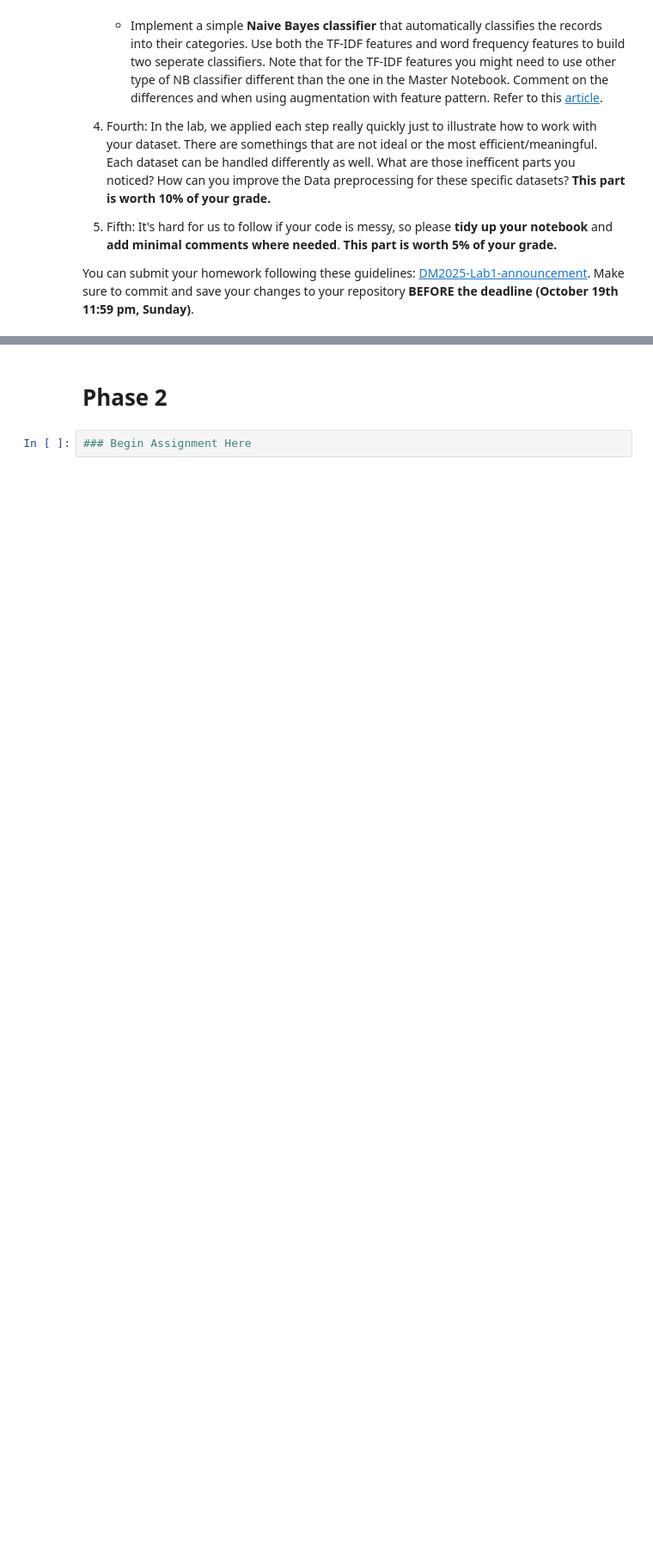
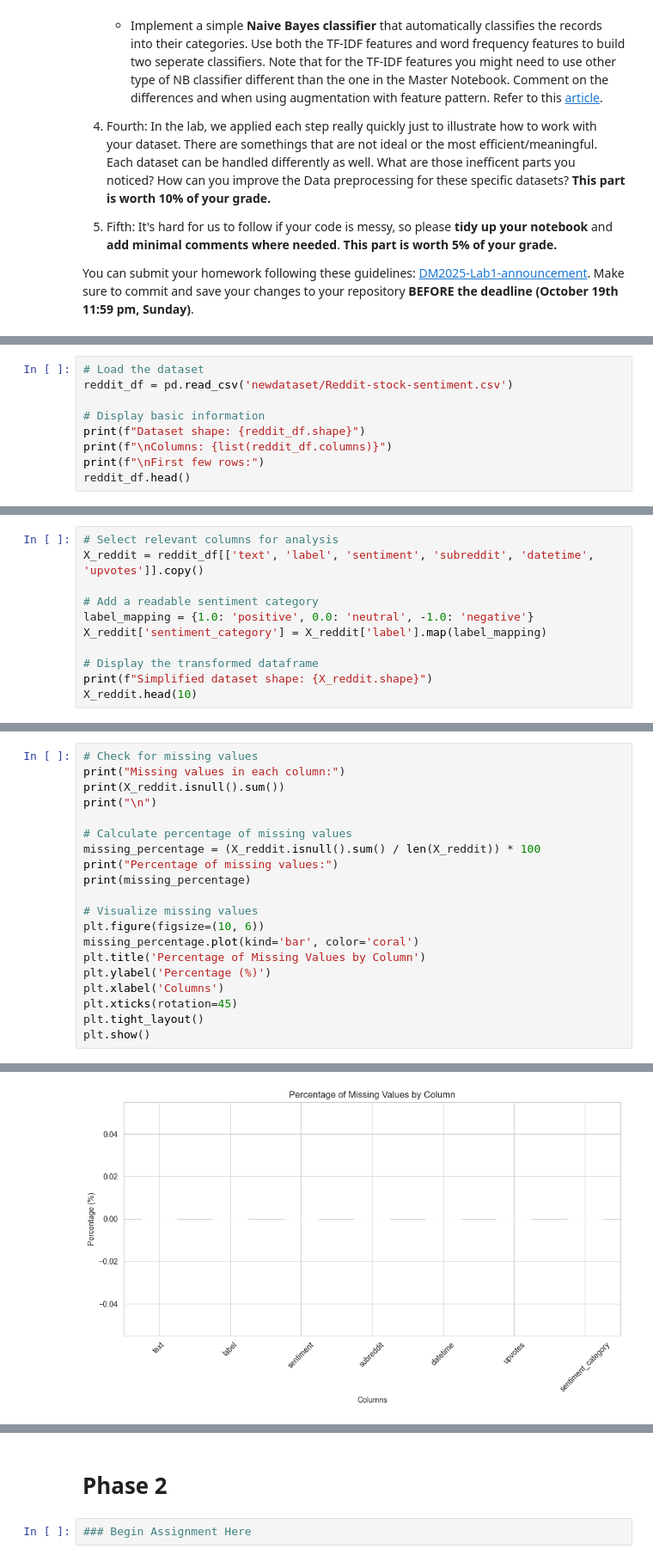
Before and after one commit to ArnoldChen0601/DM2025-Lab1-Exercise, a Jupyter notebook: DM2025-Lab1-Homework.ipynb, the cells around one changed output, grey strips where cells are left out. Shown at 86% size. Saved outputs shown, nothing was run; the diff lists cells and outputs as text; blank space fills up the shorter version.

```diff
--- a/DM2025-Lab1-Homework.ipynb
+++ b/DM2025-Lab1-Homework.ipynb
@@ -62,0 +118,9 @@ You can submit your homework following these guidelines: [DM2025-Lab1-announceme
+# %%
+# Load the dataset
+reddit_df = pd.read_csv('newdataset/Reddit-stock-sentiment.csv')
+
+# Display basic information
+print(f"Dataset shape: {reddit_df.shape}")
+print(f"\nColumns: {list(reddit_df.columns)}")
+print(f"\nFirst few rows:")
+reddit_df.head()
@@ -62,0 +143,11 @@ You can submit your homework following these guidelines: [DM2025-Lab1-announceme
+# %%
+# Select relevant columns for analysis
+X_reddit = reddit_df[['text', 'label', 'sentiment', 'subreddit', 'datetime', 'upvotes']].copy()
+
+# Add a readable sentiment category
+label_mapping = {1.0: 'positive', 0.0: 'neutral', -1.0: 'negative'}
+X_reddit['sentiment_category'] = X_reddit['label'].map(label_mapping)
+
+# Display the transformed dataframe
+print(f"Simplified dataset shape: {X_reddit.shape}")
+X_reddit.head(10)
@@ -62,0 +169,21 @@ You can submit your homework following these guidelines: [DM2025-Lab1-announceme
+# %%
+# Check for missing values
+print("Missing values in each column:")
+print(X_reddit.isnull().sum())
+print("\n")
+
+# Calculate percentage of missing values
+missing_percentage = (X_reddit.isnull().sum() / len(X_reddit)) * 100
+print("Percentage of missing values:")
+print(missing_percentage)
+
+# Visualize missing values
+plt.figure(figsize=(10, 6))
+missing_percentage.plot(kind='bar', color='coral')
+plt.title('Percentage of Missing Values by Column')
+plt.ylabel('Percentage (%)')
+plt.xlabel('Columns')
+plt.xticks(rotation=45)
+plt.tight_layout()
+plt.show()
+# %% [output]
@@ -62,0 +210 @@ You can submit your homework following these guidelines: [DM2025-Lab1-announceme
+[figure, added]
```
Also changed, not shown: parts of 52 cells of this notebook.
